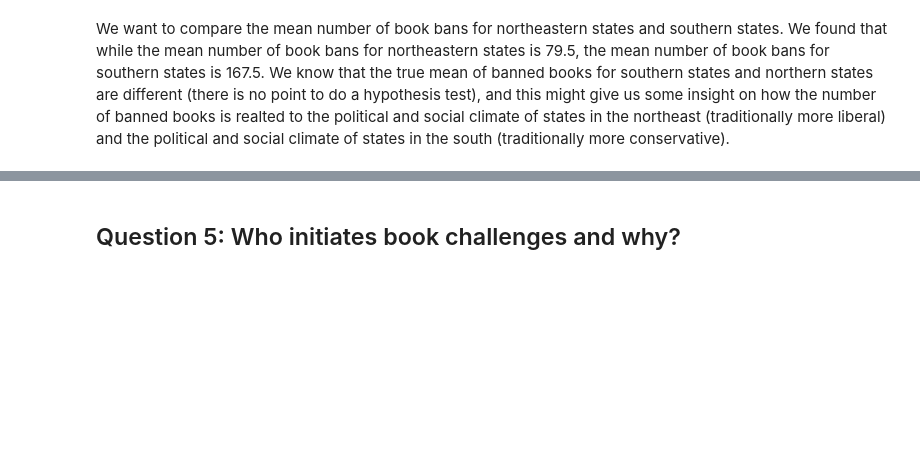
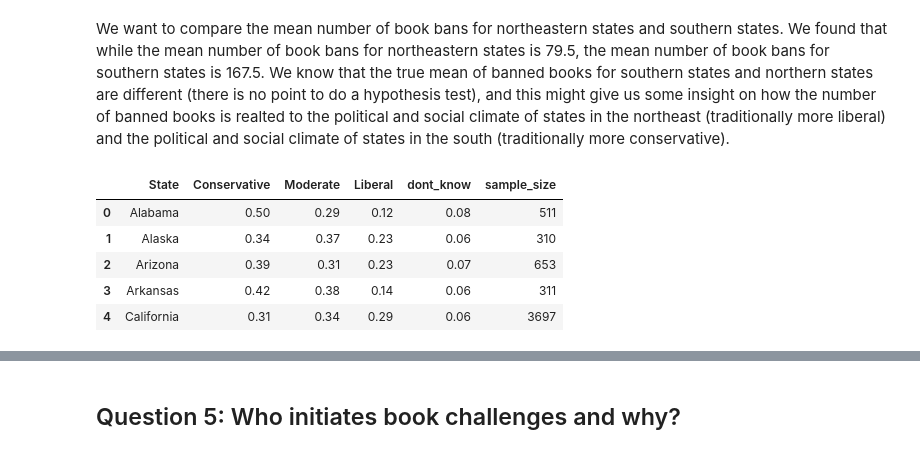
Before and after one commit to yashadoddabele/bannedbooks_project, a Jupyter notebook: bannedbooks.ipynb, the cells around one changed output, grey strips where cells are left out. Cells and saved outputs as stored; diff of their text form; code cells hidden in the pictures; blank space fills up the shorter version.

```diff
--- a/bannedbooks.ipynb
+++ b/bannedbooks.ipynb
@@ -368,3 +368,13 @@ plt.show()
 [figure]
 # %% [markdown]
 We want to compare the mean number of book bans for northeastern states and southern states. We found that while the mean number of book bans for northeastern states is 79.5, the mean number of book bans for southern states is 167.5. We know that the true mean of banned books for southern states and northern states are different (there is no point to do a hypothesis test), and this might give us some insight on how the number of banned books is realted to the political and social climate of states in the northeast (traditionally more liberal) and the political and social climate of states in the south (traditionally more conservative).
+# %%
+state_ideol = pd.read_excel(r"state-ideologies.xlsx")
+state_ideol.head()
+# %% [output]
+|  | State | Conservative | Moderate | Liberal | dont_know | sample_size |
+| 0 | Alabama | 0.50 | 0.29 | 0.12 | 0.08 | 511 |
+| 1 | Alaska | 0.34 | 0.37 | 0.23 | 0.06 | 310 |
+| 2 | Arizona | 0.39 | 0.31 | 0.23 | 0.07 | 653 |
+| 3 | Arkansas | 0.42 | 0.38 | 0.14 | 0.06 | 311 |
+| 4 | California | 0.31 | 0.34 | 0.29 | 0.06 | 3697 |
```
Also changed, not shown: parts of 8 cells of this notebook.
